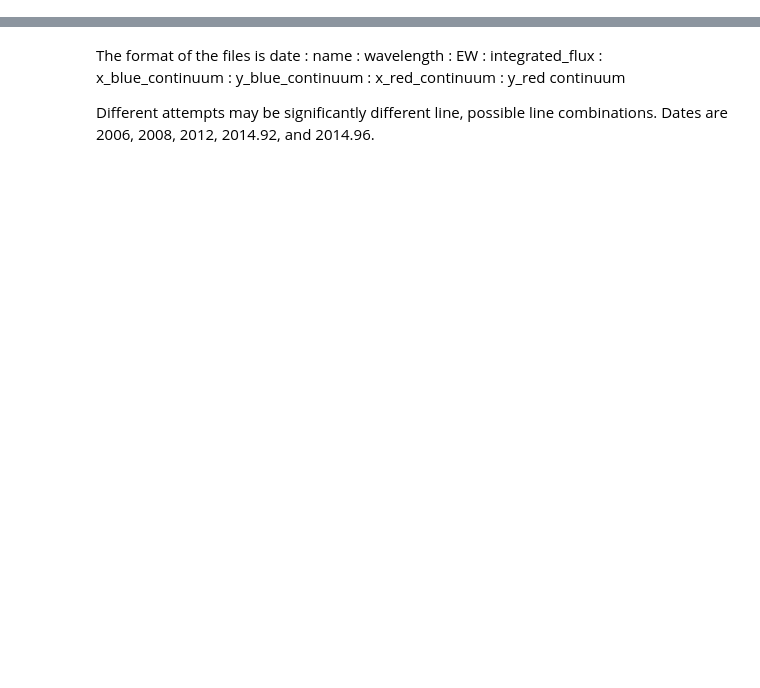
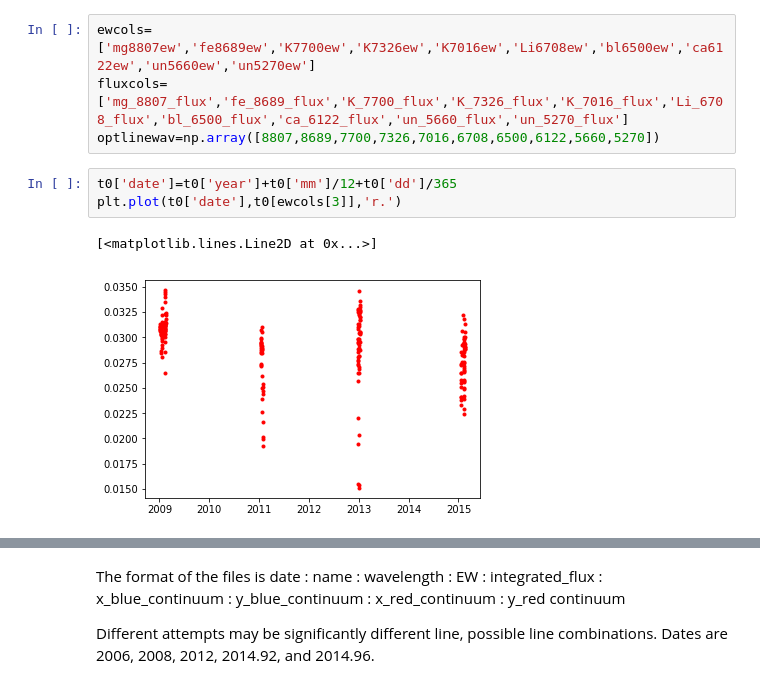
Before and after one commit to krislars/AA_Tau_Covey, a Jupyter notebook: AATau veiling.ipynb, the cells around one changed output, grey strips where cells are left out. Cells and saved outputs as stored; diff of their text form; blank space fills up the shorter version.

```diff
--- a/AATau veiling.ipynb
+++ b/AATau veiling.ipynb
@@ -64,0 +192,10 @@ $$
+# %%
+ewcols=['mg8807ew','fe8689ew','K7700ew','K7326ew','K7016ew','Li6708ew','bl6500ew','ca6122ew','un5660ew','un5270ew']
+fluxcols=['mg_8807_flux','fe_8689_flux','K_7700_flux','K_7326_flux','K_7016_flux','Li_6708_flux','bl_6500_flux','ca_6122_flux','un_5660_flux','un_5270_flux']
+optlinewav=np.array([8807,8689,7700,7326,7016,6708,6500,6122,5660,5270])
+# %%
+t0['date']=t0['year']+t0['mm']/12+t0['dd']/365
+plt.plot(t0['date'],t0[ewcols[3]],'r.')
+# %% [output]
+[<matplotlib.lines.Line2D at 0x...>]
+[figure, added]
```
Also changed, not shown: parts of 62 cells of this notebook, 2 other files.
